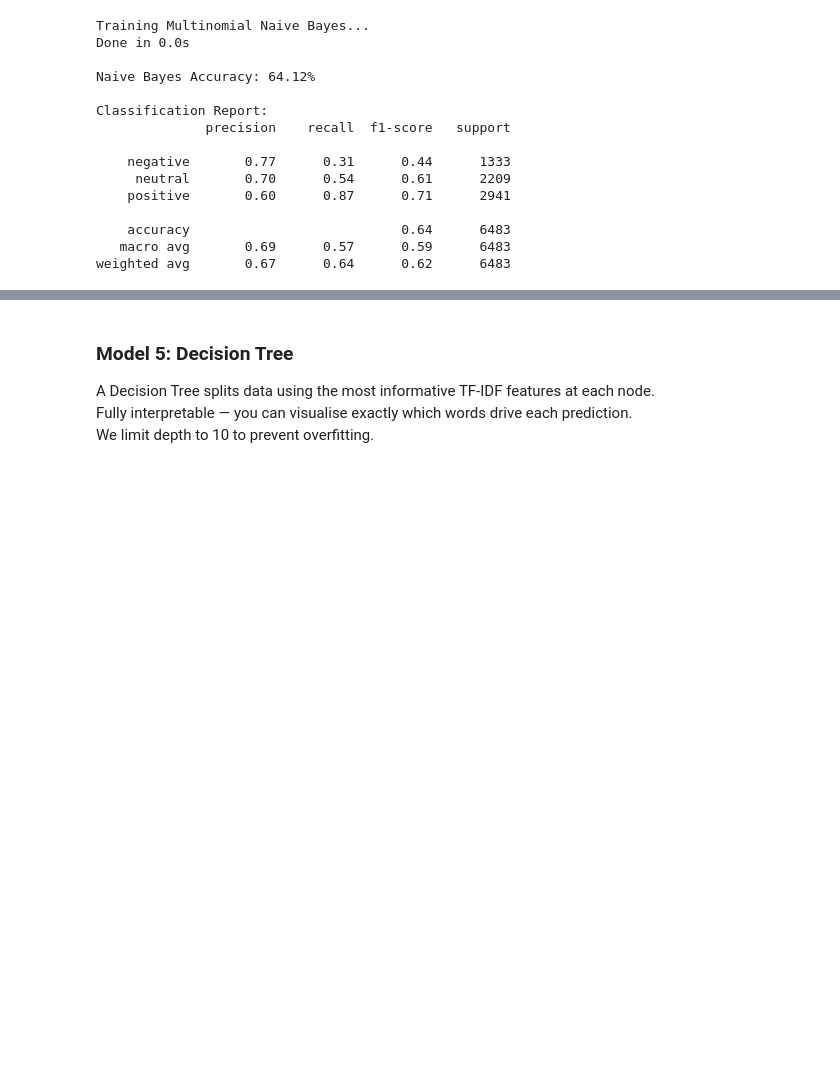
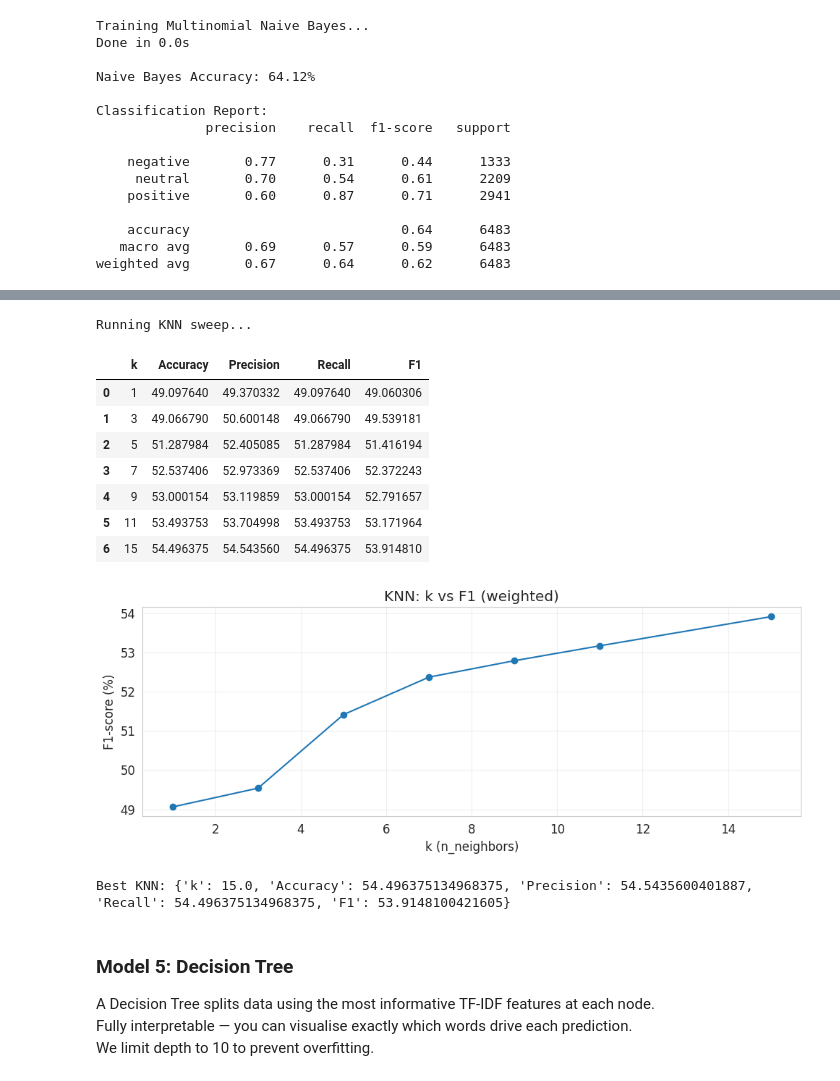
Before and after one commit to anshil75/Sentiment-Analysis-for-Cryptocurrency-Markets, a Jupyter notebook: Preprocessing_Model_Training.ipynb, the cells around one changed output, grey strips where cells are left out. Saved outputs shown, nothing was run; the diff lists cells and outputs as text; code cells hidden in the pictures; blank space fills up the shorter version.

```diff
--- a/Preprocessing_Model_Training.ipynb
+++ b/Preprocessing_Model_Training.ipynb
@@ -476,17 +533,0 @@ We test k=5 (5 nearest neighbours).
-# %%
-print('Training KNN (k=5)...')
-t0 = time.time()
-
-knn_model = KNeighborsClassifier(
-    n_neighbors=5,            # vote from 5 nearest neighbours
-    metric='cosine',          # cosine similarity suits TF-IDF vectors
-    algorithm='brute',        # required for sparse matrices
-    n_jobs=-1                 # use all CPU cores
-)
-knn_model.fit(X_train, y_train)
-knn_pred = knn_model.predict(X_test)
-
-print(f'Done in {time.time()-t0:.1f}s')
-print(f'\nKNN Accuracy: {accuracy_score(y_test, knn_pred)*100:.2f}%')
-print('\nClassification Report:')
-print(classification_report(y_test, knn_pred, target_names=le.classes_))
@@ -510,3 +534,65 @@ weighted avg       0.52      0.51      0.51      6483
+# %%
+# =========================
+# KNN Hyperparameter Sweep
+# =========================
+import pandas as pd
+import matplotlib.pyplot as plt
+from sklearn.metrics import accuracy_score, precision_score, recall_score, f1_score
+from sklearn.neighbors import KNeighborsClassifier
+
+def eval_predictions(y_true, y_pred):
+    return {
+        "Accuracy": accuracy_score(y_true, y_pred) * 100,
+        "Precision": precision_score(y_true, y_pred, average="weighted", zero_division=0) * 100,
+        "Recall": recall_score(y_true, y_pred, average="weighted", zero_division=0) * 100,
+        "F1": f1_score(y_true, y_pred, average="weighted", zero_division=0) * 100,
+    }
+
+k_values = [1, 3, 5, 7, 9, 11, 15]
+knn_rows = []
+
+print("Running KNN sweep...")
+for k in k_values:
+    model = KNeighborsClassifier(
+        n_neighbors=k,
+        metric="cosine",
+        algorithm="brute",
+        n_jobs=-1
+    )
+    model.fit(X_train, y_train)
+    pred = model.predict(X_test)
+
+    row = {"k": k}
+    row.update(eval_predictions(y_test, pred))
+    knn_rows.append(row)
+
+knn_df = pd.DataFrame(knn_rows).sort_values("k")
+display(knn_df)
+
+plt.figure(figsize=(10,4))
+plt.plot(knn_df["k"], knn_df["F1"], marker="o")
+plt.title("KNN: k vs F1 (weighted)")
+plt.xlabel("k (n_neighbors)")
+plt.ylabel("F1-score (%)")
+plt.grid(True, alpha=0.3)
+plt.tight_layout()
+plt.savefig("knn_k_sweep_f1.png", dpi=150, bbox_inches="tight")
+plt.show()
+
+best_knn = knn_df.sort_values("F1", ascending=False).iloc[0]
+print("Best KNN:", best_knn.to_dict())
+# %% [output]
+Running KNN sweep...
+|  | k | Accuracy | Precision | Recall | F1 |
+| 0 | 1 | 49.097640 | 49.370332 | 49.097640 | 49.060306 |
+| 1 | 3 | 49.066790 | 50.600148 | 49.066790 | 49.539181 |
+| 2 | 5 | 51.287984 | 52.405085 | 51.287984 | 51.416194 |
+| 3 | 7 | 52.537406 | 52.973369 | 52.537406 | 52.372243 |
+| 4 | 9 | 53.000154 | 53.119859 | 53.000154 | 52.791657 |
+| 5 | 11 | 53.493753 | 53.704998 | 53.493753 | 53.171964 |
+| 6 | 15 | 54.496375 | 54.543560 | 54.496375 | 53.914810 |
+[figure, added]
+Best KNN: {'k': 15.0, 'Accuracy': 54.496375134968375, 'Precision': 54.5435600401887, 'Recall': 54.496375134968375, 'F1': 53.9148100421605}
 # %% [markdown]
 ### Model 5: Decision Tree
 A Decision Tree splits data using the most informative TF-IDF features at each node.
```
Also changed, not shown: parts of 9 cells of this notebook.
